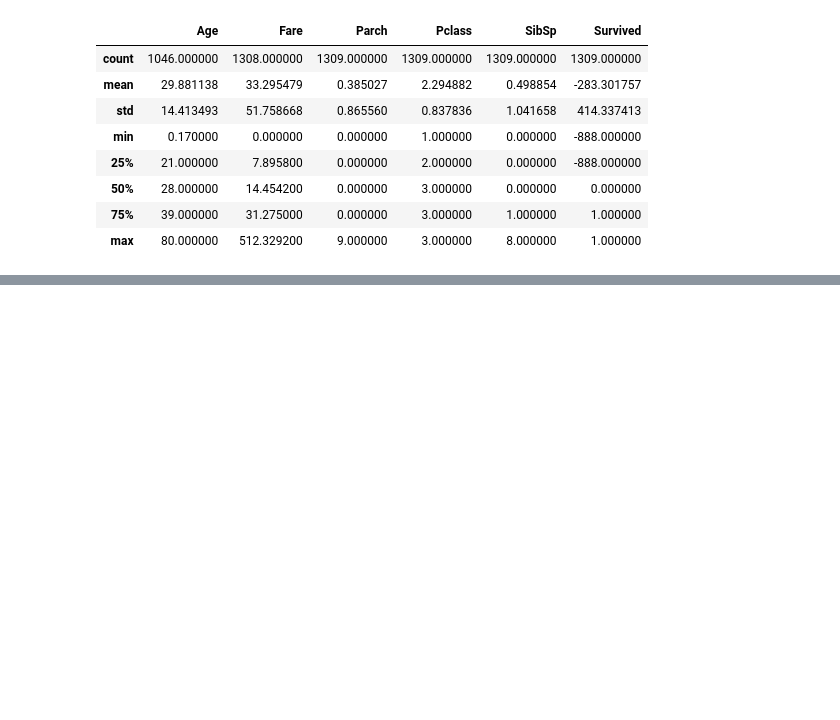
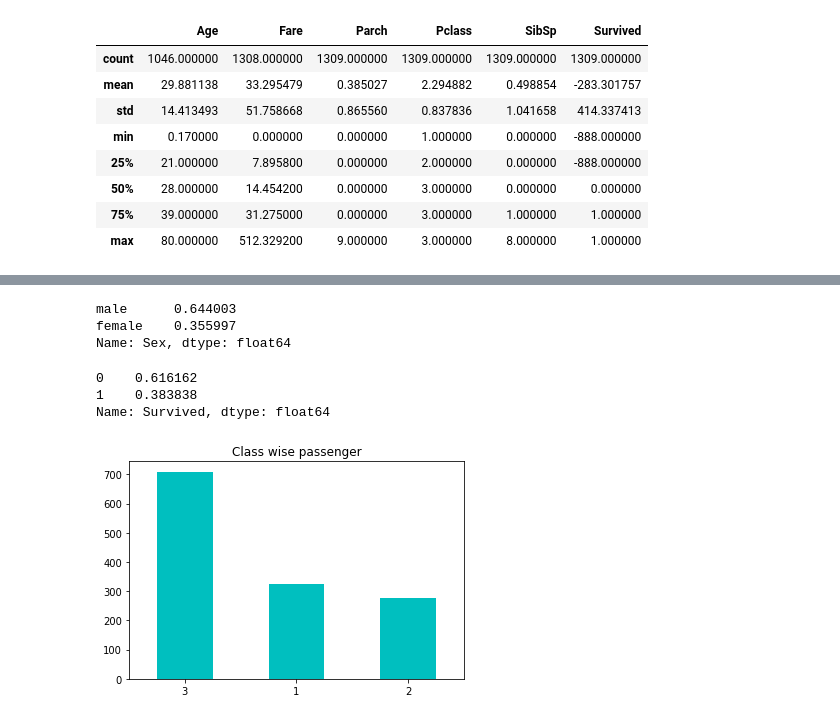
Before and after one commit to angra007/Titanic_Disaster_Data_Analytics, a Jupyter notebook: notebooks/exploring-processing-data.ipynb, the cells around one changed output, grey strips where cells are left out. Saved outputs shown, nothing was run; the diff lists cells and outputs as text; code cells hidden in the pictures; blank space fills up the shorter version.

```diff
--- a/notebooks/exploring-processing-data.ipynb
+++ b/notebooks/exploring-processing-data.ipynb
@@ -229,0 +259,16 @@ df.describe ()
+# %%
+df.Sex.value_counts (normalize = True)
+# %% [output]
+male      0.644003
+female    0.355997
+Name: Sex, dtype: float64
+# %%
+df [df.Survived != -888].Survived.value_counts (normalize = True)
+# %% [output]
+0    0.616162
+1    0.383838
+Name: Survived, dtype: float64
+# %%
+df.Pclass.value_counts().plot (kind = 'bar', rot = 0, title = 'Class wise passenger',color = 'c');
+# %% [output]
+[figure, added]
```
Also changed, not shown: parts of 4 cells of this notebook, 3 other files.
